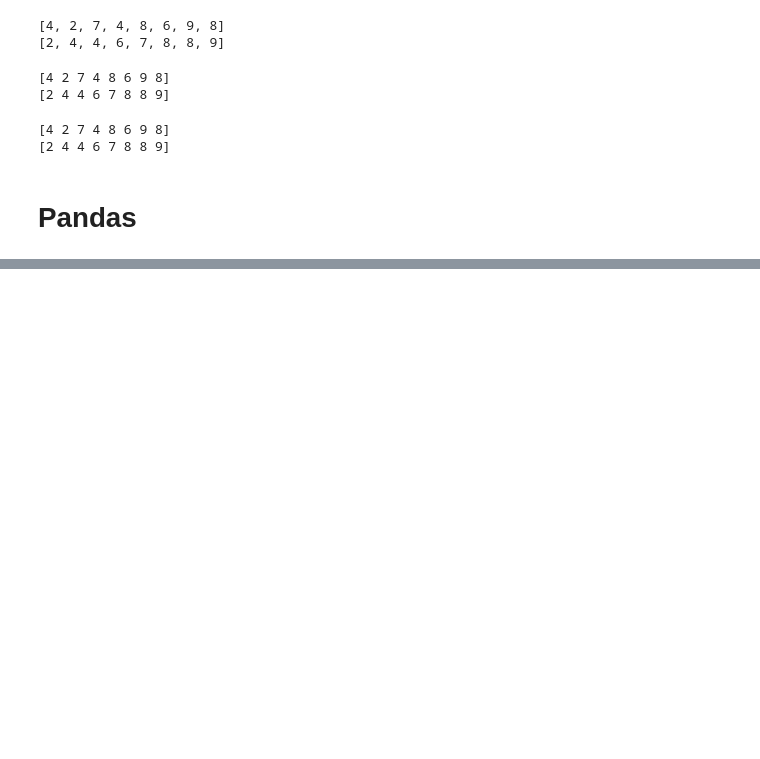
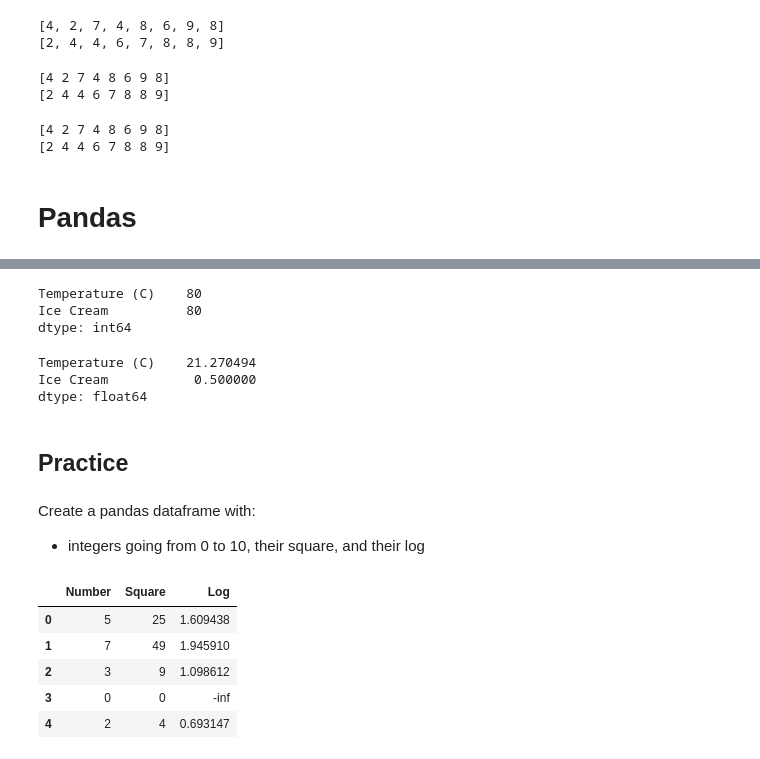
Before and after one commit to vera-rykalina/DeepLearning-MXC, a Jupyter notebook: Functions.ipynb, the cells around one changed output, grey strips where cells are left out. Saved outputs shown, nothing was run; the diff lists cells and outputs as text; code cells hidden in the pictures; blank space fills up the shorter version.

```diff
--- a/Functions.ipynb
+++ b/Functions.ipynb
@@ -132,0 +218,20 @@ import pandas as pd
+# %%
+# Method .count()
+df.count() # returns number of observations for each columns
+# %% [output]
+Temperature (C)    80
+Ice Cream          80
+dtype: int64
+# %%
+# Method .mean()
+df.mean() # returns average for each column
+# %% [output]
+Temperature (C)    21.270494
+Ice Cream           0.500000
+dtype: float64
+# %% [markdown]
+## Practice
+# %% [markdown]
+Create a pandas dataframe with:
+
+- integers going from 0 to 10, their square, and their log
@@ -132,0 +241,22 @@ import pandas as pd
+# %%
+# Create the first column
+col1 = randint(low = 0, high = 10, size = 50 )
+# %%
+# Create a dictionary
+D = {"Number": col1}
+# %%
+# Create a dataframe
+df = pd.DataFrame(data = D)
+# %%
+# Add other columns
+df["Square"] = np.square(col1)
+df["Log"] = np.log(col1)
+# %%
+df.head()
+# %% [output]
+|  | Number | Square | Log |
+| 0 | 5 | 25 | 1.609438 |
+| 1 | 7 | 49 | 1.945910 |
+| 2 | 3 | 9 | 1.098612 |
+| 3 | 0 | 0 | -inf |
+| 4 | 2 | 4 | 0.693147 |
```
Also changed, not shown: parts of 9 cells of this notebook.
